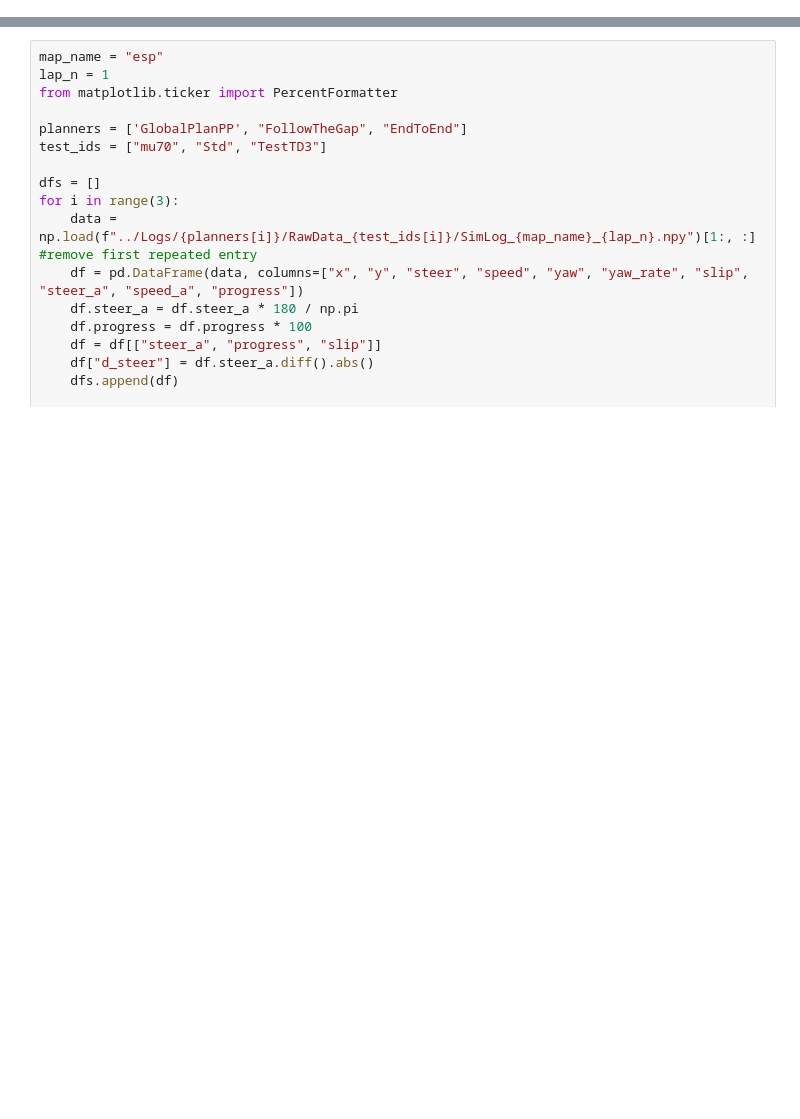
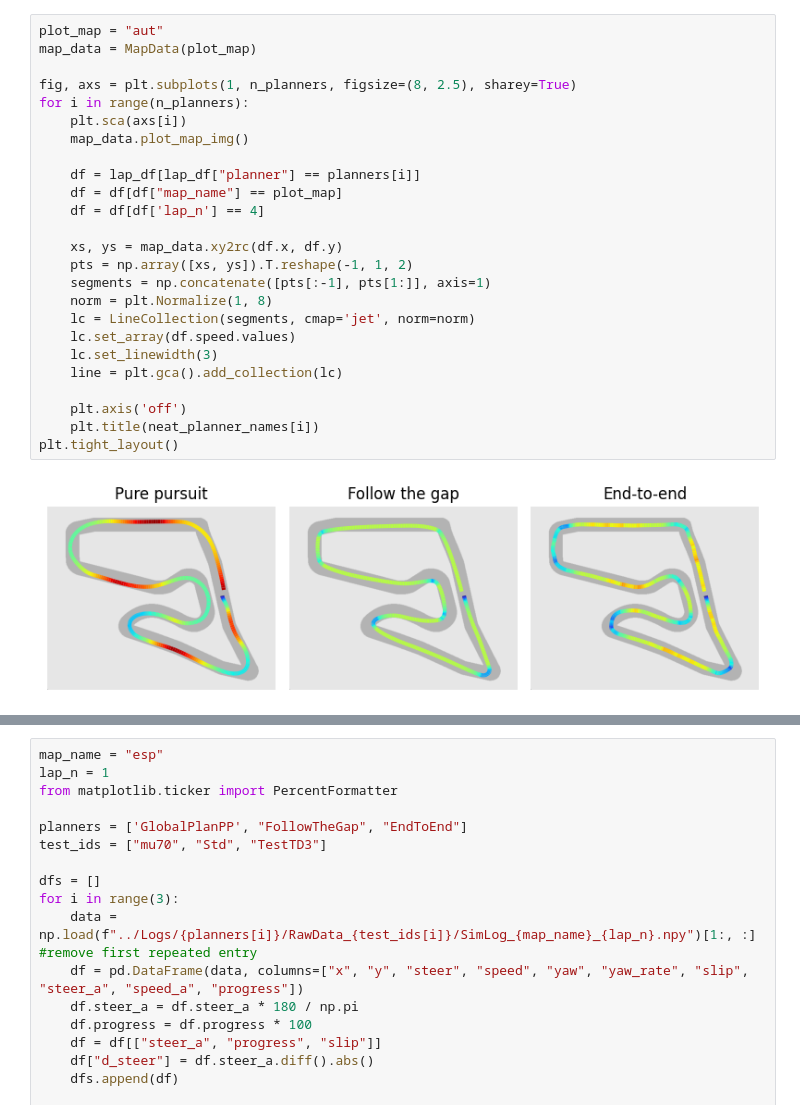
Before and after one commit to BDEvan5/f1tenth_benchmarks, a Jupyter notebook: Notebooks/benchmark_results.ipynb, the cells around one changed output, grey strips where cells are left out. Drawn from its saved outputs; the diff is of its cells as text; blank space fills up the shorter version.

```diff
--- a/Notebooks/benchmark_results.ipynb
+++ b/Notebooks/benchmark_results.ipynb
@@ -97,0 +113,27 @@ print(lap_df.head())
+# %%
+plot_map = "aut"
+map_data = MapData(plot_map)
+
+fig, axs = plt.subplots(1, n_planners, figsize=(8, 2.5), sharey=True)
+for i in range(n_planners):
+    plt.sca(axs[i])
+    map_data.plot_map_img()
+
+    df = lap_df[lap_df["planner"] == planners[i]]
+    df = df[df["map_name"] == plot_map]
+    df = df[df['lap_n'] == 4]
+
+    xs, ys = map_data.xy2rc(df.x, df.y)
+    pts = np.array([xs, ys]).T.reshape(-1, 1, 2)
+    segments = np.concatenate([pts[:-1], pts[1:]], axis=1)
+    norm = plt.Normalize(1, 8)
+    lc = LineCollection(segments, cmap='jet', norm=norm)
+    lc.set_array(df.speed.values)
+    lc.set_linewidth(3)
+    line = plt.gca().add_collection(lc)
+
+    plt.axis('off')
+    plt.title(neat_planner_names[i])
+plt.tight_layout()
+# %% [output]
+[figure, added]
```
Also changed, not shown: parts of 14 cells of this notebook, 8 other files.
